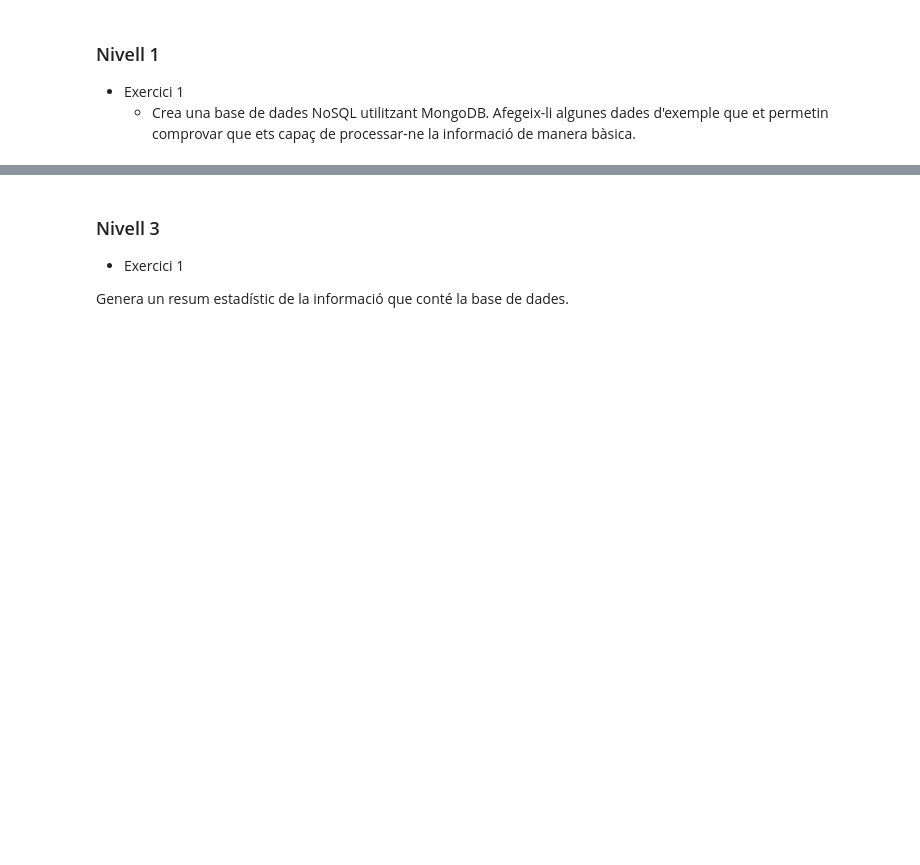
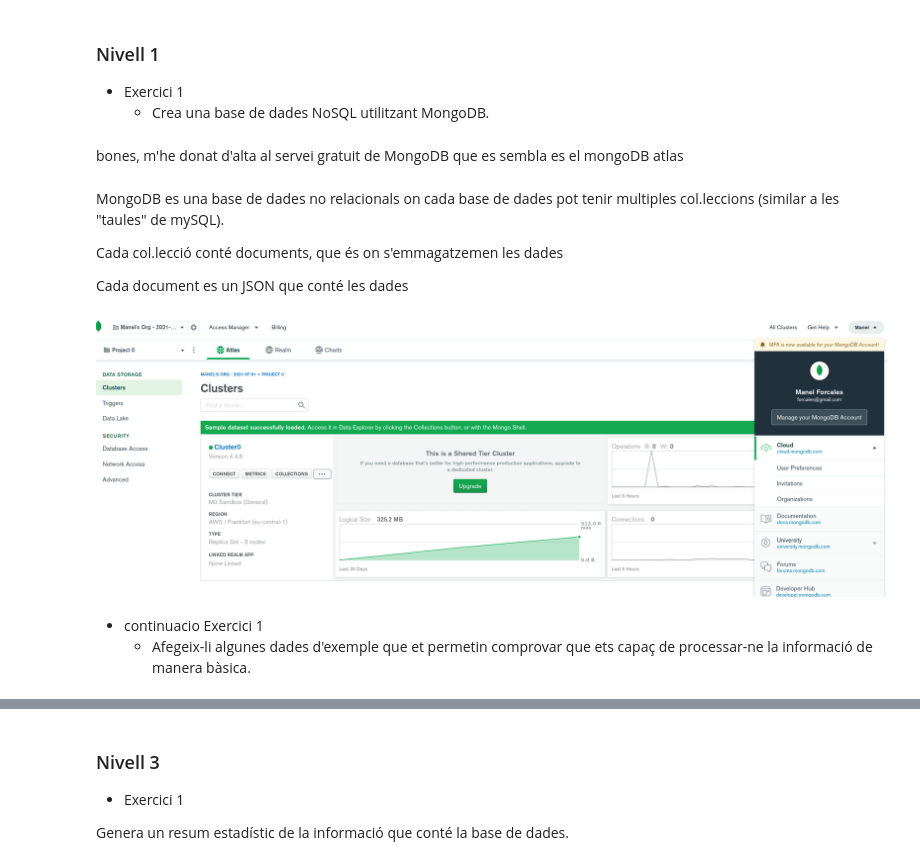
Before and after one commit to ManelForcales/Bases-de-dades-NoSQL, a Jupyter notebook: S18T01.ipynb, the cells around one changed output, grey strips where cells are left out. Cells and saved outputs as stored; diff of their text form; code cells hidden in the pictures; blank space fills up the shorter version.

Commit message:
nivell 1 actualitzat

```diff
--- a/S18T01.ipynb
+++ b/S18T01.ipynb
@@ -4,6 +5,22 @@ import pandas as pd
 import seaborn as sns
+# %% [markdown]
+### Nivell 1
+
+- Exercici 1
+    * Crea una base de dades NoSQL utilitzant MongoDB.
+# %% [markdown]
+bones, m'he donat d'alta al servei gratuit de MongoDB que es sembla es el mongoDB atlas
+# %% [markdown]
+MongoDB es una base de dades no relacionals on cada base de dades pot tenir multiples col.leccions (similar a les "taules" de mySQL).
+
+Cada col.lecció conté documents, que és on s'emmagatzemen les dades
+
+Cada document es un JSON que conté les dades
+# %%
+display.Image('picture1.png', width = 1200)
+# creacio de el meu cluster a mongo DB altas
+# %% [output]
+[figure, added]
 # %% [markdown]
-### Nivell 1
-
-- Exercici 1
-    * Crea una base de dades NoSQL utilitzant MongoDB. Afegeix-li algunes dades d'exemple que et permetin comprovar que ets capaç de processar-ne la informació de manera bàsica.
+- continuacio Exercici 1
+    * Afegeix-li algunes dades d'exemple que et permetin comprovar que ets capaç de processar-ne la informació de manera bàsica.
```
Also changed, not shown: parts of 26 cells of this notebook.
